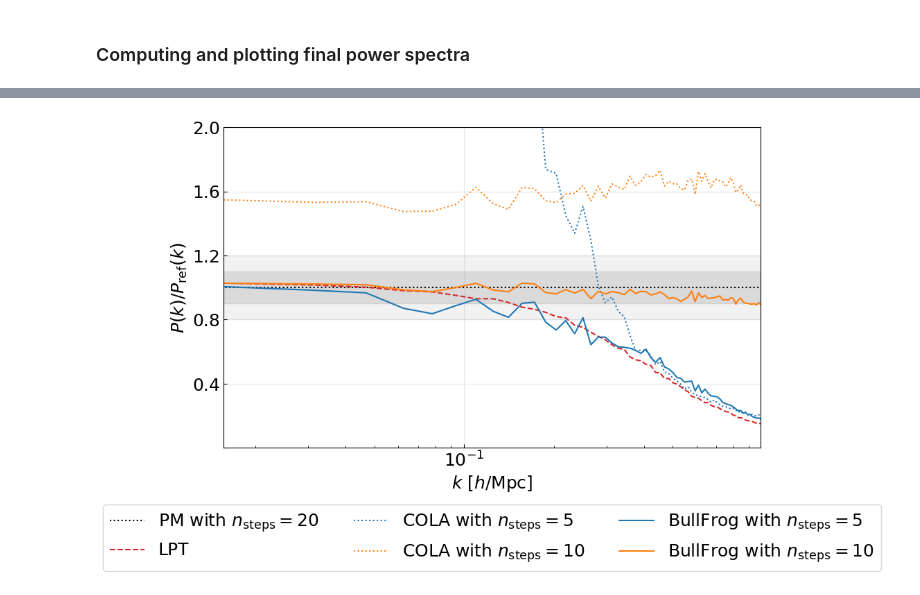
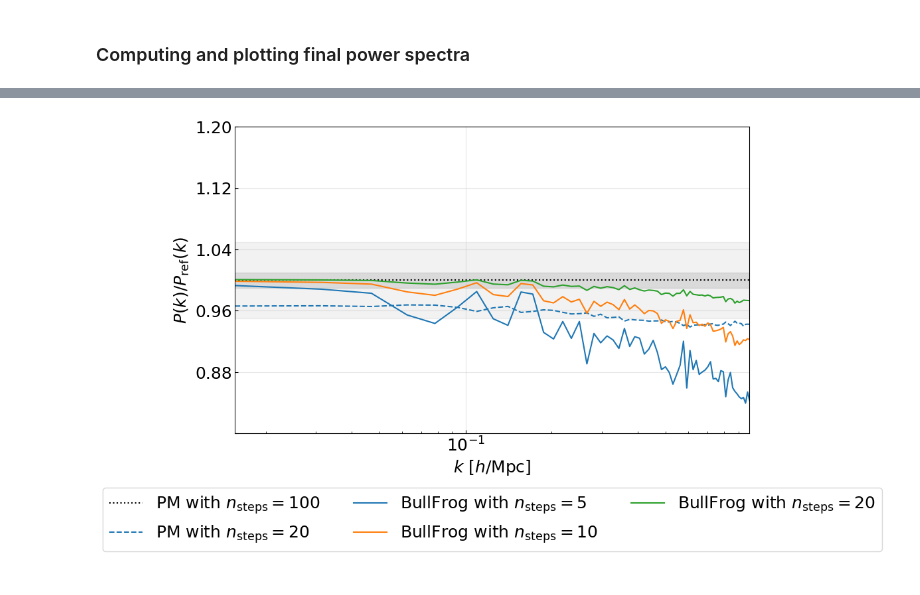
Before and after one commit to MayeulAubin/comparisons_PM_BullFrog_COLA, a Jupyter notebook: compare_PM_COLA_BulLFrog.ipynb, the cells around one changed output, grey strips where cells are left out. Cells and saved outputs as stored; diff of their text form; code cells hidden in the pictures.

```diff
--- a/compare_PM_COLA_BulLFrog.ipynb
+++ b/compare_PM_COLA_BulLFrog.ipynb
@@ -16,9 +16,9 @@ from pysbmy.correlations import get_autocorrelation
 # %% [markdown]
 ## Setting up the environment
 # %%
-WORKDIR = "/data101/hoellinger/AquilaGit/simbelmyne_private/tests/runs_params/"
+WORKDIR = "../../smby_param_files"
 SIMDIR = (
-    "/data101/hoellinger/AquilaGit/simbelmyne_private/tests/runs_sims/"  # need not be on same disk
+    "../../output_files"  # need not be on same disk
 )
 # %% [markdown]
 ``params.py`` contains the configuration for this notebook and can be adjusted.
@@ -50,13 +50,13 @@ run_id = "run1"
 force = False
 
 # Parameters for the pm simulations
-nsteps_pm_list = [20]  # , 30]
+nsteps_pm_list = [20, 100]  # , 30]
 
 # Parameters for the cola simulations
-nsteps_cola_list = [2, 5, 10]  # , 15]
+nsteps_cola_list = [5, 10, 20]  # , 15]
 
 # Parameters for the cola simulations
-nsteps_bullfrog_list = [2, 5, 10]  # , 15]
+nsteps_bullfrog_list = [5, 10, 20]  # , 15]
 # %% [markdown]
 In principle nothing needs to be changed below this cell.
 # %%
@@ -362,4 +362,6 @@ for nsteps in nsteps_bullfrog_list:
 # %%
+focused = True
+
 common_nsteps = sorted(set(nsteps_cola_list).intersection(nsteps_bullfrog_list))
 common_nsteps = [nsteps for nsteps in common_nsteps if nsteps > 2]
 nlines = len(common_nsteps) + 2
@@ -369,50 +371,51 @@ ax.set_xscale("log")
 k = G.k_modes[1:]
 ax.set_xlim([k.min(), k.max()])
 ax.set_ylim([0, 2])  # to be adjusted depending on the setup
+ax.set_ylim([0.8, 1.2]) if focused else  ax.set_ylim([0, 2])
 
 label_ref = f"PM with $n_\\mathrm{{steps}}={max(nsteps_pm_list)}$"
 ax.plot([1e-3, 1e1], [1, 1], color="black", linestyle=":", label=label_ref)
 # ax.plot(k, Pk_INI / Pk_ref, label="ICs", color=cols[len(common_nsteps)], linestyle="--")
-ax.plot(k, Pk_LPT / Pk_ref, label="LPT", color=cols[len(common_nsteps) + 1], linestyle="--")
+# ax.plot(k, Pk_LPT / Pk_ref, label="LPT", color=cols[len(common_nsteps) + 1], linestyle="--")
 for i, nsteps in enumerate(nsteps_pm_list[:-1]):
     ax.plot(
         k,
         Pk_PM_list[i] / Pk_ref,
         label=f"PM with $n_\\mathrm{{steps}}={nsteps}$",
         linestyle="--",
         color=cols[i],
     )
-for i, nsteps in enumerate(common_nsteps):
-    ax.plot(
-        k,
-        Pk_COLA_list[i] / Pk_ref,
-        label=f"COLA with $n_\\mathrm{{steps}}={nsteps}$",
-        linestyle=":",
-        color=cols[i],
-    )
+# for i, nsteps in enumerate(common_nsteps):
+#     ax.plot(
+#         k,
+#         Pk_COLA_list[i] / Pk_ref,
+#         label=f"COLA with $n_\\mathrm{{steps}}={nsteps}$",
+#         linestyle=":",
+#         color=cols[i],
+#     )
 for i, nsteps in enumerate(common_nsteps):
     ax.plot(
         k,
         Pk_BULLFROG_list[i] / Pk_ref,
         label=f"BullFrog with $n_\\mathrm{{steps}}={nsteps}$",
         linestyle="-",
         color=cols[i],
     )
-bnd1 = 0.1  # to be adjusted depending on the setup
-bnd2 = 0.2  # to be adjusted depending on the setup
+bnd1 = 0.01 if focused else 0.1  # to be adjusted depending on the setup
+bnd2 = 0.05 if focused else 0.2  # to be adjusted depending on the setup
 ax.axhspan(1 - bnd1, 1 + bnd1, color="grey", alpha=0.2)
 ax.axhspan(1 - bnd2, 1 + bnd2, color="grey", alpha=0.1)
 
 ax.grid(alpha=0.3)
 ax.yaxis.set_major_locator(plt.MaxNLocator(6))
 ax.yaxis.get_major_ticks()[0].label1.set_visible(False)
 ax.set_xlabel("$k$ [$h/\\mathrm{Mpc}$]", fontsize=fs)
 ax.set_ylabel("$P(k)/P_\\mathrm{ref}(k)$", fontsize=fs)
 ax.tick_params(which="both", direction="in")
 ax.tick_params(axis="both", which="major", labelsize=fs)
 ax.tick_params(axis="both", which="minor", labelsize=fs)
 ax.legend(loc="upper center", bbox_to_anchor=(0.5, -0.15), ncol=3, fontsize=fs)
 
 plt.show()
 # %% [output]
-[figure, old version]
+[figure, new version]
```
Also changed, not shown: parts of 5 cells of this notebook, 3 other files.
